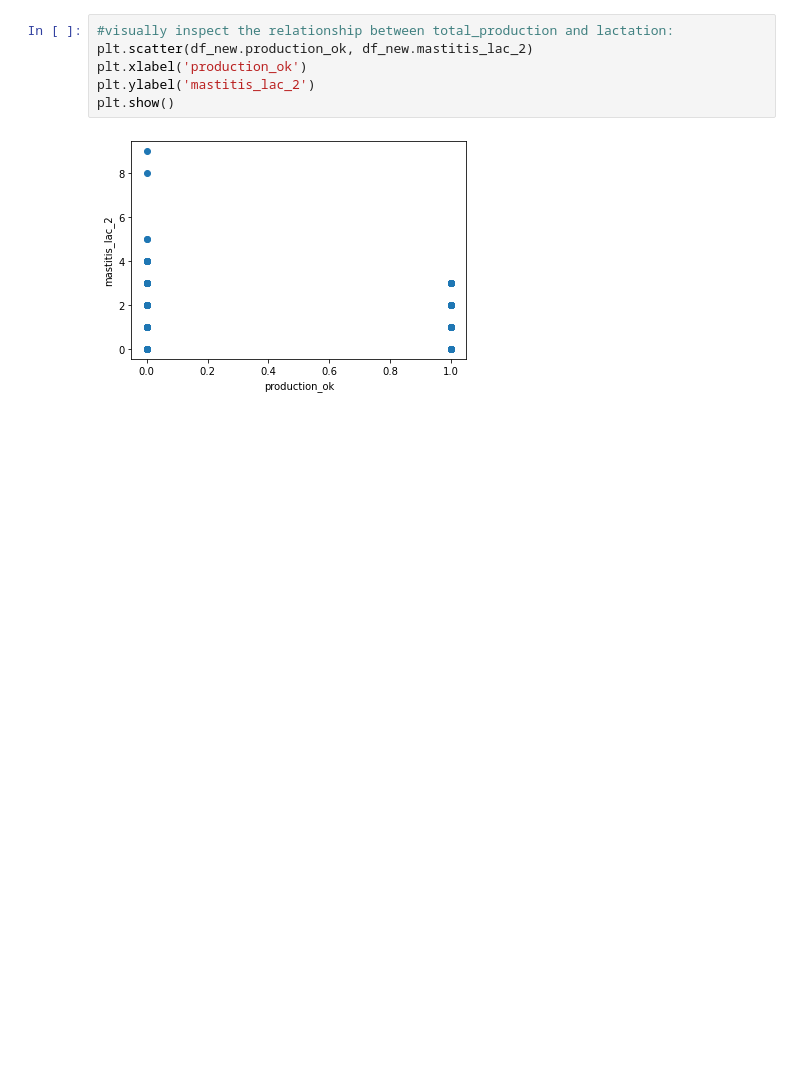
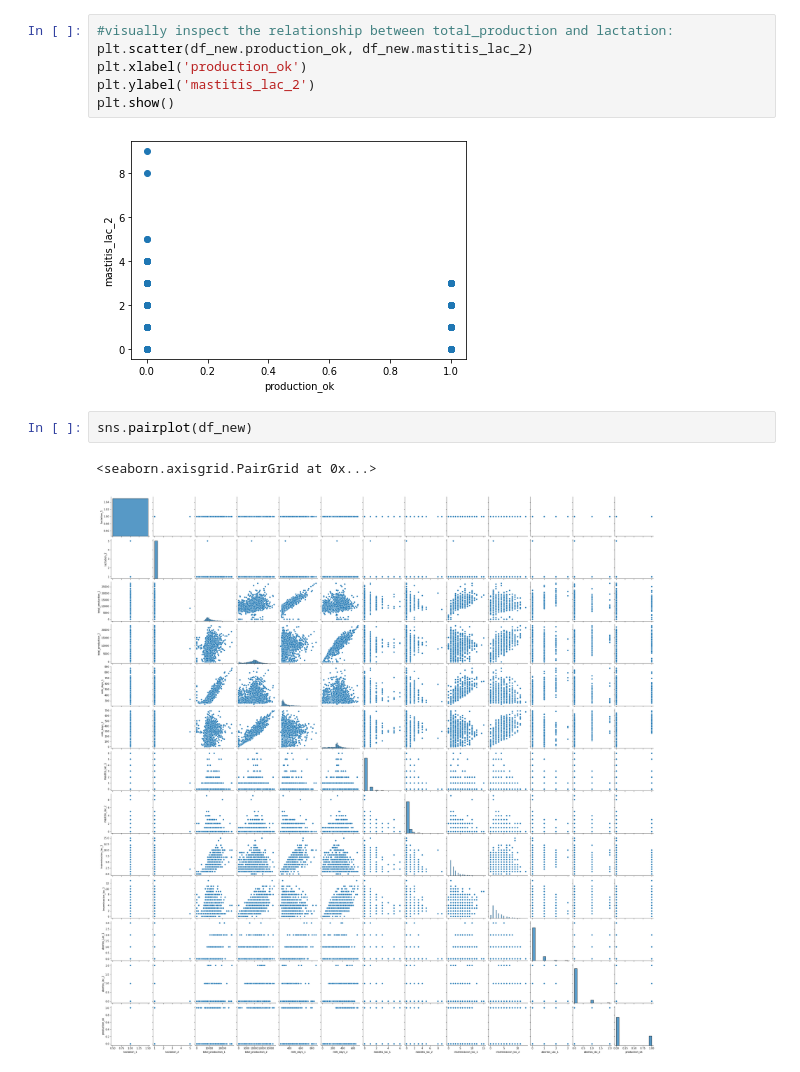
Before and after one commit to maadpeal/final_project_milk, a Jupyter notebook: EDA/Corelation_var_par2.ipynb, the cells around one changed output. Drawn from its saved outputs; the diff is of its cells as text; blank space fills up the shorter version.

Commit message:
Update Corelation_var_par2.ipynb
 some graphs were updating

```diff
--- a/EDA/Corelation_var_par2.ipynb
+++ b/EDA/Corelation_var_par2.ipynb
@@ -165,3 +167,8 @@ plt.ylabel('mastitis_lac_2')
 plt.show()
 # %% [output]
 [figure]
+# %%
+sns.pairplot(df_new)
+# %% [output]
+<seaborn.axisgrid.PairGrid at 0x...>
+[figure, added]
```
Also changed, not shown: parts of 8 cells of this notebook.
